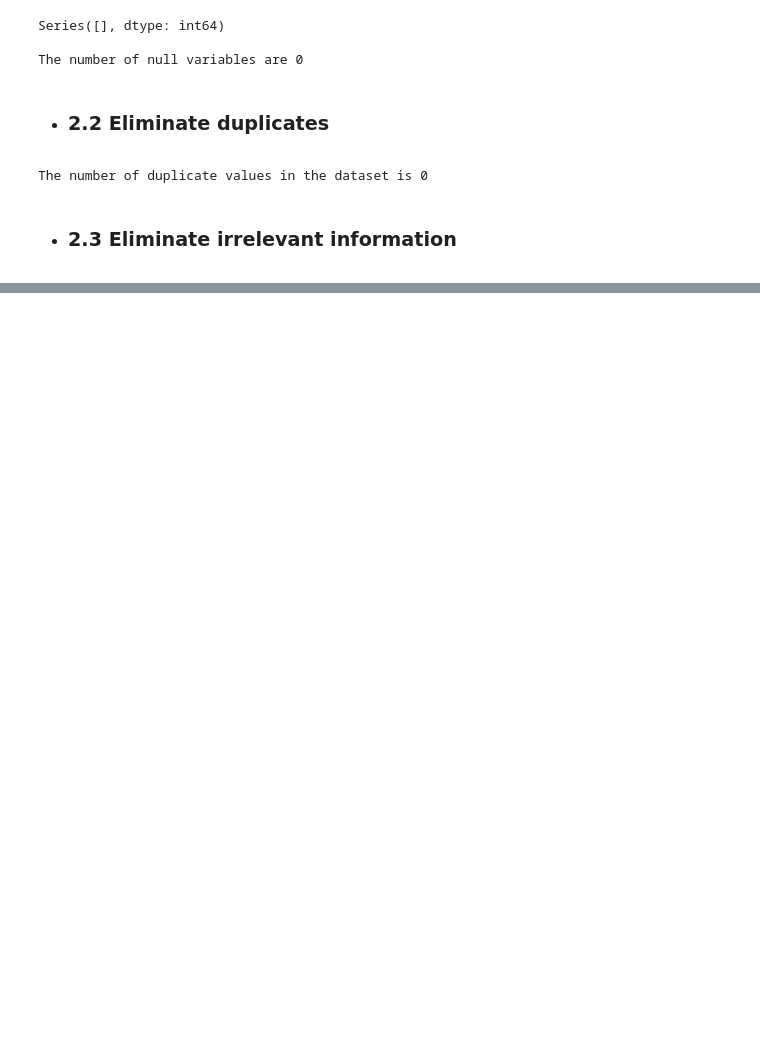
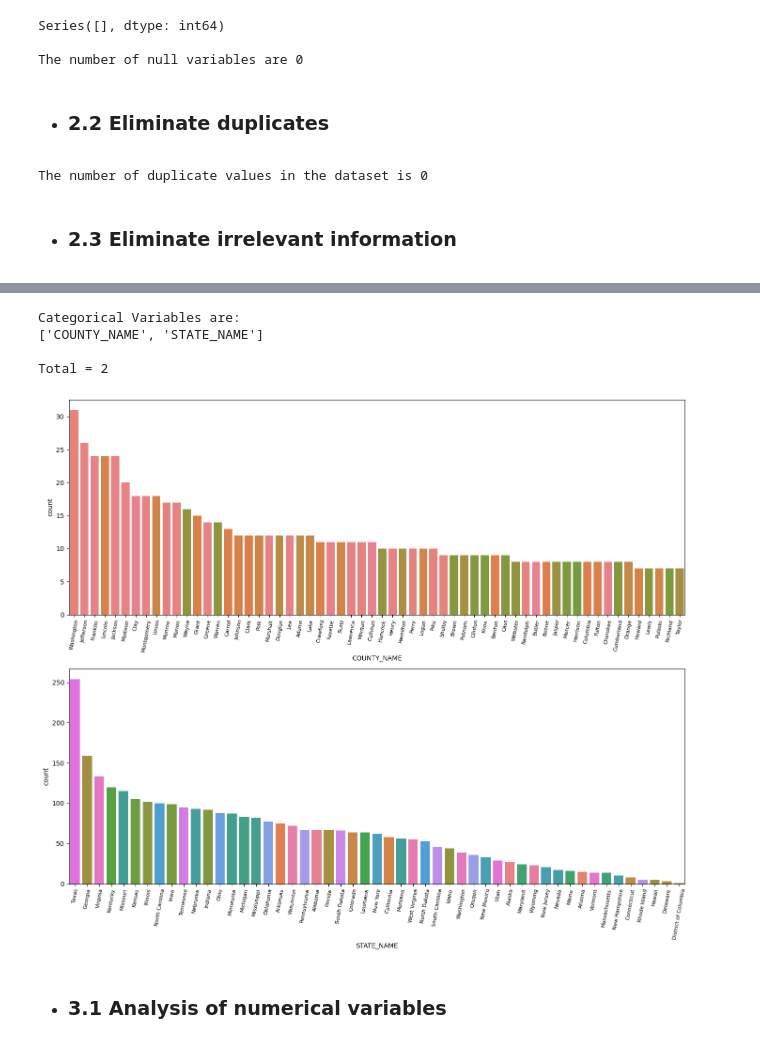
Before and after one commit to Fer-romer/Fer-romer-Regularized-Linear-Regression, a Jupyter notebook: src/explore.ipynb, the cells around one changed output, grey strips where cells are left out. Cells and saved outputs as stored; diff of their text form; code cells hidden in the pictures; blank space fills up the shorter version.

```diff
--- a/src/explore.ipynb
+++ b/src/explore.ipynb
@@ -88,6 +92,6 @@ print(f"The number of duplicate values in the dataset is {df.duplicated().sum()}
 # %% [output]
 The number of duplicate values in the dataset is 0
 # %%
-filt_df = df.copy()
+first_df = df.copy()
 # %% [markdown]
 - ### 2.3 Eliminate irrelevant information
@@ -93,0 +125,8 @@ filt_df = df.copy()
+# %%
+modification = {} # Dict with {'old names': 'new names'}
+
+for name in first_df.columns:
+
+    modification[name] = name.replace(" ", "_")
+
+filt_df = first_df.rename(columns = modification)
@@ -93,0 +137,50 @@ filt_df = df.copy()
+# %%
+categorical_var = []
+
+for column in filt_df:
+
+    if filt_df[column].dtype == 'object':
+
+        categorical_var.append(column)
+
+
+print(f"Categorical Variables are:\n{categorical_var}\n\nTotal = {len(categorical_var)}")
+# %% [output]
+Categorical Variables are:
+['COUNTY_NAME', 'STATE_NAME']
+
+Total = 2
+# %%
+# Frecuency of each category and histogram
+
+fig, axis = plt.subplots(2, 1, figsize = (14, 12))
+
+
+# Create Histogram (Countplots)
+
+
+sns.countplot(ax = axis[0], # Variable 'COUNTY_NAME'
+                data = filt_df,
+                    x = "COUNTY_NAME",
+                        hue = "COUNTY_NAME",
+                            order = filt_df['COUNTY_NAME'].sort_values().value_counts().index[:60])
+
+
+sns.countplot(ax = axis[1], # Variable 'STATE_NAME'
+                data = filt_df,
+                    x = "STATE_NAME",
+                        hue = "STATE_NAME",
+                            order = filt_df['STATE_NAME'].sort_values().value_counts().index)
+
+# Rotating X-axis labels
+
+for tick in axis:
+    tick.set_xticklabels(tick.get_xticklabels(), rotation = 80, fontsize = 8)
+
+plt.tight_layout()
+
+plt.show()
+# %% [output]
+[figure, added]
+# %% [markdown]
+- ### 3.1 Analysis of numerical variables
```
Also changed, not shown: parts of 6 cells of this notebook, 1 other file.
